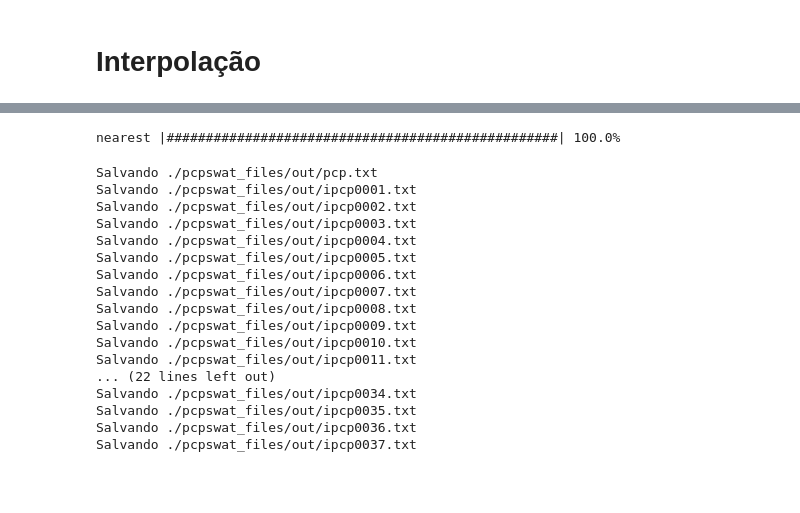
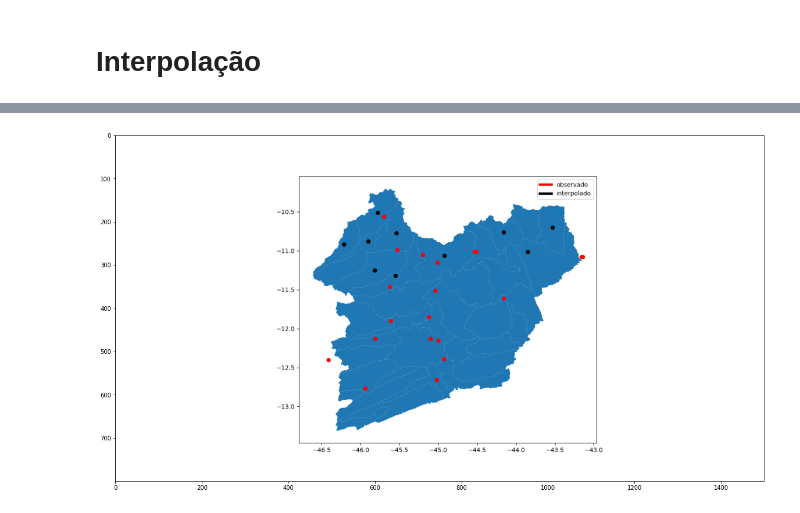
Before and after one commit to SWAT-Brasil/util, a Jupyter notebook: pcpswat/pcpswat_colab.ipynb, the cells around one changed output, grey strips where cells are left out. Drawn from its saved outputs; the diff is of its cells as text; code cells hidden in the pictures; blank space fills up the shorter version.

```diff
--- a/pcpswat/pcpswat_colab.ipynb
+++ b/pcpswat/pcpswat_colab.ipynb
@@ -86,6 +77,20 @@ ls: cannot access 'dados entrada/pcp': No such file or directory
 # Neste diretorios estão alguns arquivos de exemplo
 shape_file = os.path.join(working_directory,'shape/subs1.shp')
 index_file = os.path.join(working_directory,'pcp/pcp.txt')
+manual_pts_file = os.path.join(working_directory,'pcp/pcp_to_interpolate.txt')
 output_folder = os.path.join(working_directory, './test/out')
 output_folder = os.path.join(working_directory, 'out')
-os.mkdir(output_folder)
+fig_file = os.path.join(output_folder, 'fig.png')
+os.makedirs(output_folder, exist_ok=True)
+method = 'nearest'
+
+
+# verifica arquivos disponiveis de faz a configuracao
+cfg_str = ''
+if os.path.isfile(shape_file):
+  cfg_str += ' -shape {}'.format(shape_file)
+if os.path.isfile(manual_pts_file):
+  cfg_str += ' -interpolate {}'.format(manual_pts_file)
+
+# chama linha de comando para inteprpolar
+!python pcpswat.py $index_file $output_folder $cfg_str -savefig -method $method
@@ -143,33 +115,10 @@ f.savefig(os.path.join(working_directory,'out'))
-# %%
-# Interpolação
-interpolated_data = pcpswat.interpolate(observed_pts, observed_data, pts_to_interpolate, method='nearest')
-# %% [output]
-nearest |##################################################| 100.0%
-# %%
-# Gera e salva pcp.txt para interpolado
-
-# Cria dados de indice para precipitacao interpolada
-interpolated_index = pcpswat.create_pcp_index(pts_to_interpolate)
-# salva indice e dados interpolados
-pcpswat.save_pcp(interpolated_index, interpolated_data, output_folder)
-# %% [output]
-Salvando ./pcpswat_files/out/pcp.txt
-Salvando ./pcpswat_files/out/ipcp0001.txt
-Salvando ./pcpswat_files/out/ipcp0002.txt
-Salvando ./pcpswat_files/out/ipcp0003.txt
-Salvando ./pcpswat_files/out/ipcp0004.txt
-Salvando ./pcpswat_files/out/ipcp0005.txt
-Salvando ./pcpswat_files/out/ipcp0006.txt
-Salvando ./pcpswat_files/out/ipcp0007.txt
-Salvando ./pcpswat_files/out/ipcp0008.txt
-Salvando ./pcpswat_files/out/ipcp0009.txt
-Salvando ./pcpswat_files/out/ipcp0010.txt
-Salvando ./pcpswat_files/out/ipcp0011.txt
-... (22 lines left out)
-Salvando ./pcpswat_files/out/ipcp0034.txt
-Salvando ./pcpswat_files/out/ipcp0035.txt
-Salvando ./pcpswat_files/out/ipcp0036.txt
-Salvando ./pcpswat_files/out/ipcp0037.txt
+# %%
+# Mostra figura
+img = mpimg.imread(fig_file)
+plt.subplots(1,figsize=(20,15))
+imgplot = plt.imshow(img)
+# %% [output]
+[figure, added]
 # %%
 def zipdir(path, ziph):
     # ziph is zipfile handle
```
Also changed, not shown: parts of 20 cells of this notebook.
